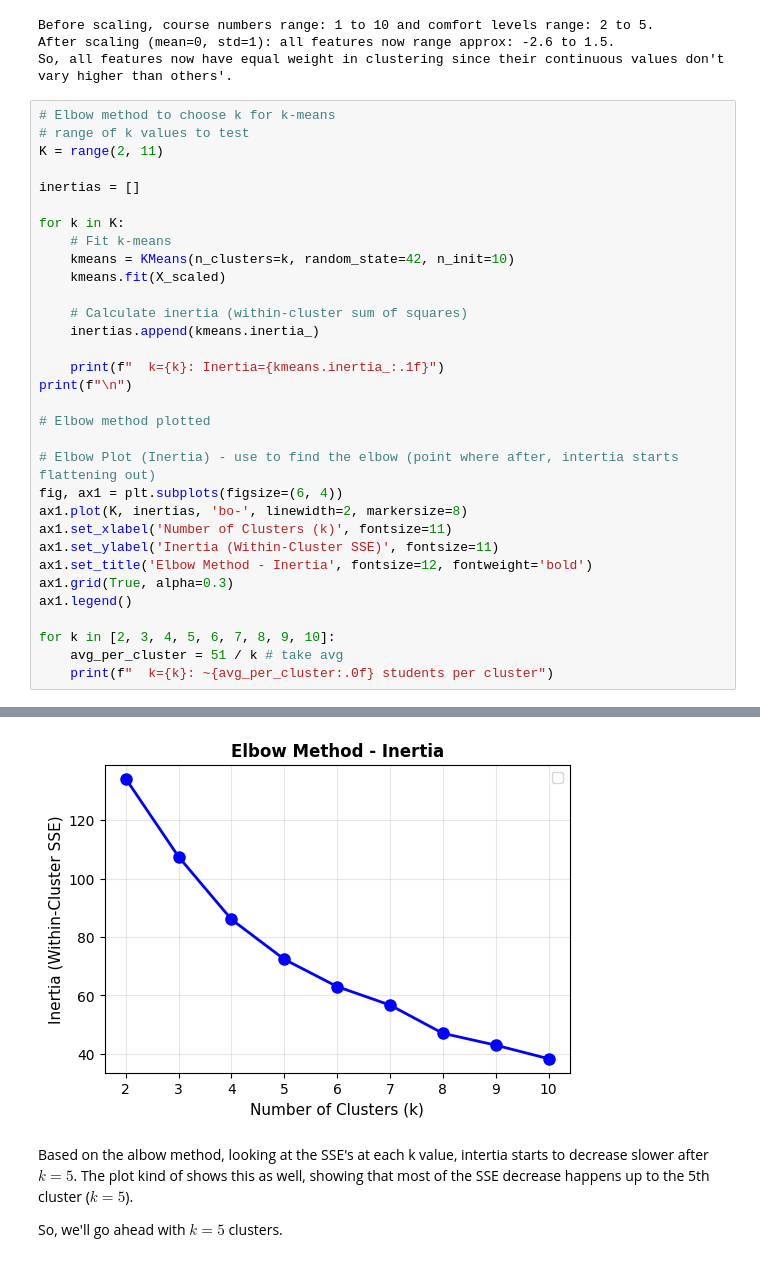
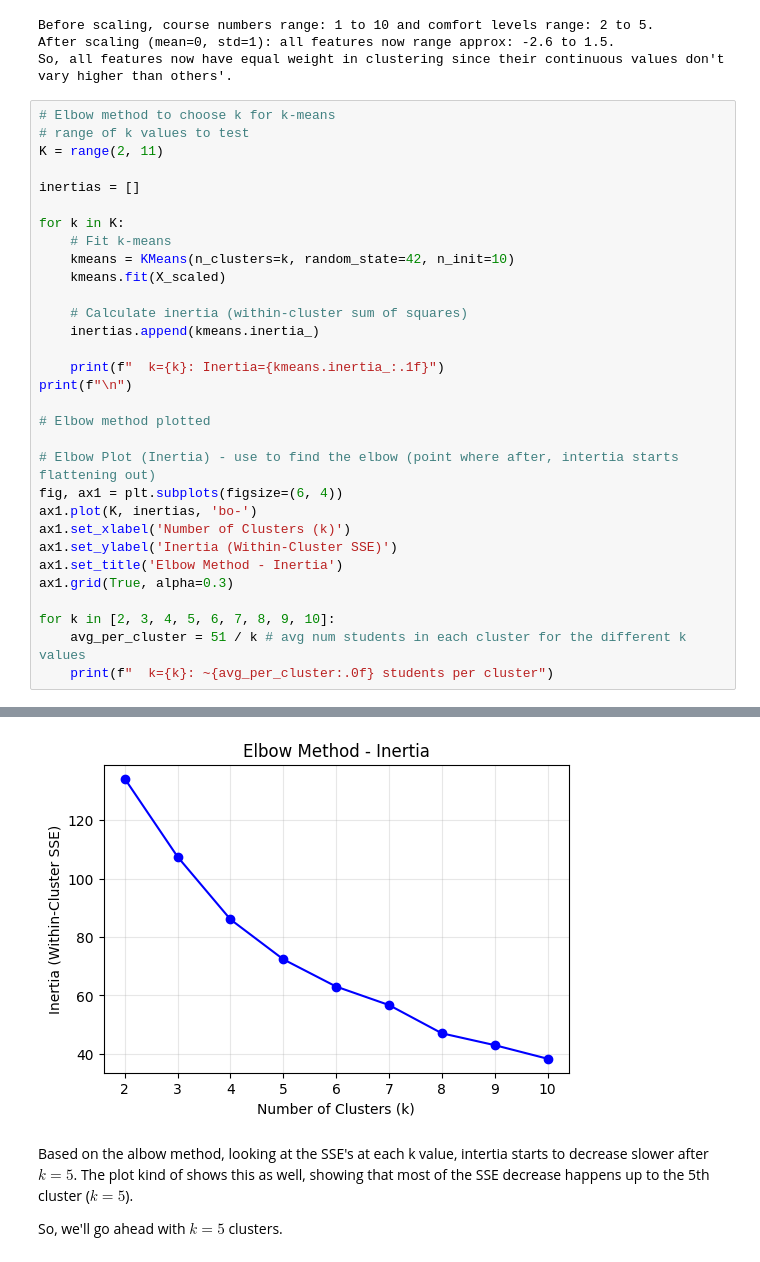
Before and after one commit to pstat197/module-0-class-survey-data-table13, a Jupyter notebook: scripts/Q1_analysis_lucas.ipynb, the cells around one changed output, grey strips where cells are left out. Drawn from its saved outputs; the diff is of its cells as text.

```diff
--- a/scripts/Q1_analysis_lucas.ipynb
+++ b/scripts/Q1_analysis_lucas.ipynb
@@ -138,40 +136,39 @@ print(f"\n")
 
 # Elbow method plotted
 
 # Elbow Plot (Inertia) - use to find the elbow (point where after, intertia starts flattening out)
 fig, ax1 = plt.subplots(figsize=(6, 4))
-ax1.plot(K, inertias, 'bo-', linewidth=2, markersize=8)
-ax1.set_xlabel('Number of Clusters (k)', fontsize=11)
-ax1.set_ylabel('Inertia (Within-Cluster SSE)', fontsize=11)
-ax1.set_title('Elbow Method - Inertia', fontsize=12, fontweight='bold')
+ax1.plot(K, inertias, 'bo-')
+ax1.set_xlabel('Number of Clusters (k)')
+ax1.set_ylabel('Inertia (Within-Cluster SSE)')
+ax1.set_title('Elbow Method - Inertia')
 ax1.grid(True, alpha=0.3)
-ax1.legend()
 
 for k in [2, 3, 4, 5, 6, 7, 8, 9, 10]:
-    avg_per_cluster = 51 / k # take avg
+    avg_per_cluster = 51 / k # avg num students in each cluster for the different k values
     print(f"  k={k}: ~{avg_per_cluster:.0f} students per cluster")
 # %% [output]
   k=2: Inertia=134.2
   k=3: Inertia=107.4
   k=4: Inertia=86.0
   k=5: Inertia=72.4
   k=6: Inertia=63.0
   k=7: Inertia=56.7
   k=8: Inertia=47.0
   k=9: Inertia=43.0
   k=10: Inertia=38.3
 
 
   k=2: ~26 students per cluster
   k=3: ~17 students per cluster
   k=4: ~13 students per cluster
   k=5: ~10 students per cluster
   k=6: ~8 students per cluster
   k=7: ~7 students per cluster
   k=8: ~6 students per cluster
   k=9: ~6 students per cluster
   k=10: ~5 students per cluster
-[figure, old version]
+[figure, new version]
 # %% [markdown]
 Based on the albow method, looking at the SSE's at each k value, intertia starts to decrease slower after $k = 5$. The plot kind of shows this as well, showing that most of the SSE decrease happens up to the 5th cluster ($k=5$).
 
```
Also changed, not shown: parts of 5 cells of this notebook.
